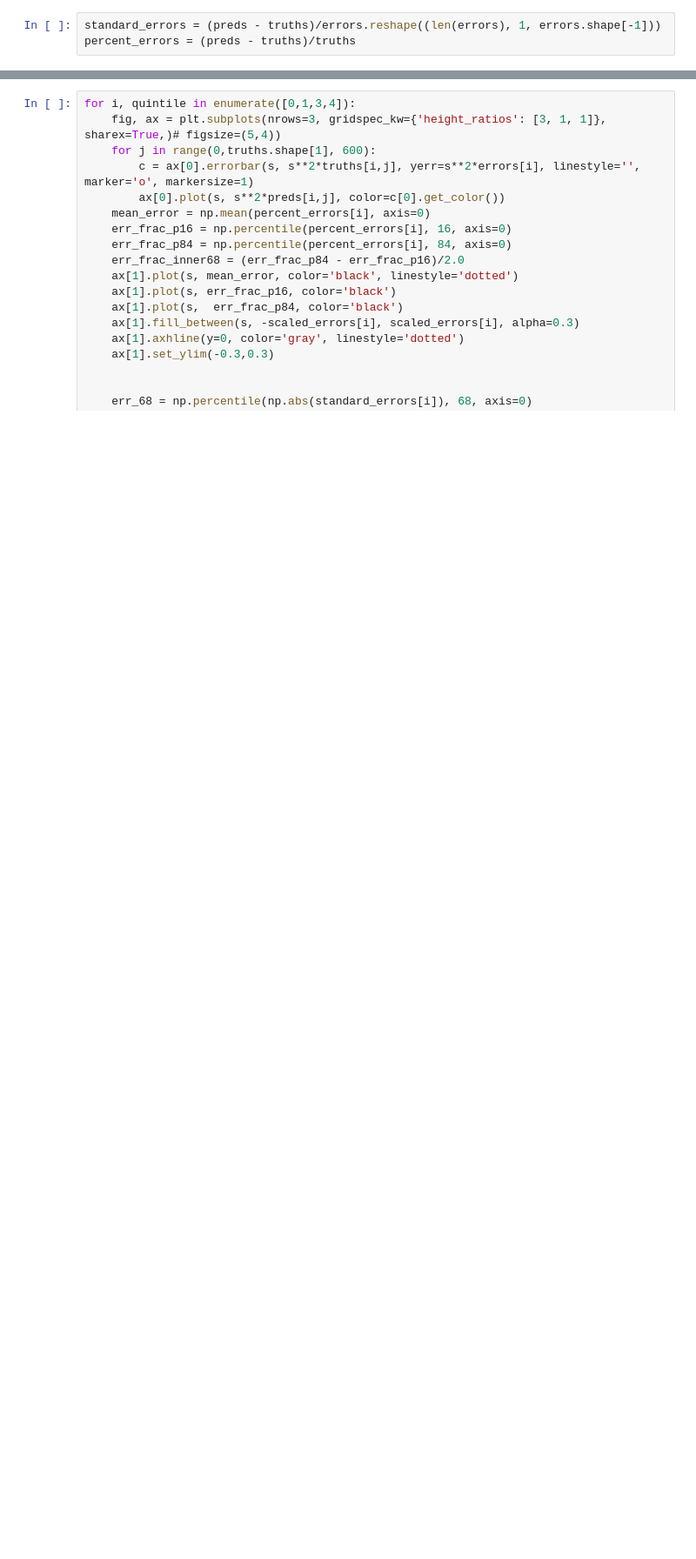
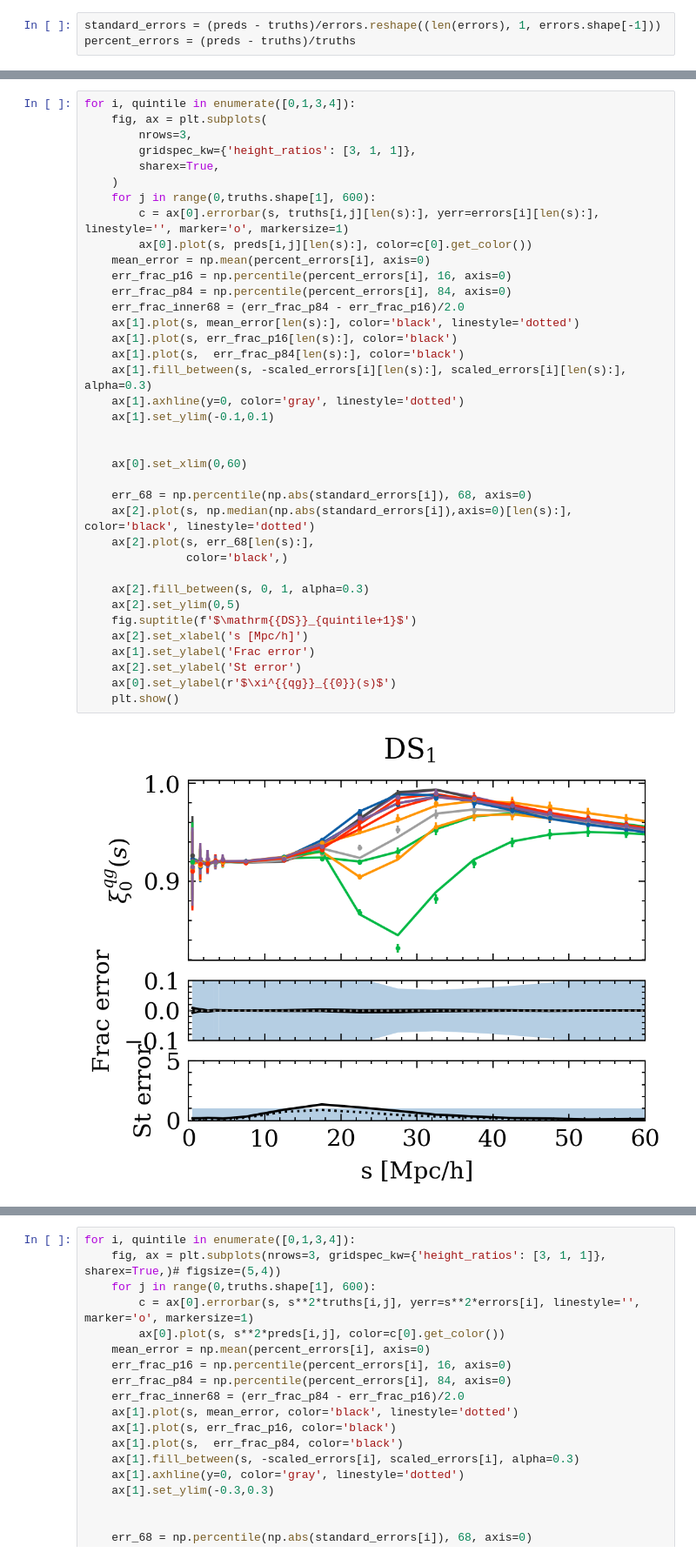
Before and after one commit to florpi/sunbird, a Jupyter notebook: notebooks/all_quintiles.ipynb, the cells around one changed output, grey strips where cells are left out. Shown at 87% size. Cells and saved outputs as stored; diff of their text form; blank space fills up the shorter version.

```diff
--- a/notebooks/all_quintiles.ipynb
+++ b/notebooks/all_quintiles.ipynb
@@ -101,0 +117,39 @@ for i, quintile in enumerate([0,1,3,4]):
+# %%
+for i, quintile in enumerate([0,1,3,4]):
+    fig, ax = plt.subplots(
+        nrows=3,
+        gridspec_kw={'height_ratios': [3, 1, 1]},
+        sharex=True,
+    )
+    for j in range(0,truths.shape[1], 600):
+        c = ax[0].errorbar(s, truths[i,j][len(s):], yerr=errors[i][len(s):], linestyle='', marker='o', markersize=1)
+        ax[0].plot(s, preds[i,j][len(s):], color=c[0].get_color())
+    mean_error = np.mean(percent_errors[i], axis=0)
+    err_frac_p16 = np.percentile(percent_errors[i], 16, axis=0)
+    err_frac_p84 = np.percentile(percent_errors[i], 84, axis=0)
+    err_frac_inner68 = (err_frac_p84 - err_frac_p16)/2.0
+    ax[1].plot(s, mean_error[len(s):], color='black', linestyle='dotted')
+    ax[1].plot(s, err_frac_p16[len(s):], color='black')
+    ax[1].plot(s,  err_frac_p84[len(s):], color='black')
+    ax[1].fill_between(s, -scaled_errors[i][len(s):], scaled_errors[i][len(s):], alpha=0.3)
+    ax[1].axhline(y=0, color='gray', linestyle='dotted')
+    ax[1].set_ylim(-0.1,0.1)
+
+
+    ax[0].set_xlim(0,60)
+
+    err_68 = np.percentile(np.abs(standard_errors[i]), 68, axis=0)
+    ax[2].plot(s, np.median(np.abs(standard_errors[i]),axis=0)[len(s):], color='black', linestyle='dotted')
+    ax[2].plot(s, err_68[len(s):],
+               color='black',)
+
+    ax[2].fill_between(s, 0, 1, alpha=0.3)
+    ax[2].set_ylim(0,5)
+    fig.suptitle(f'$\mathrm{{DS}}_{quintile+1}$')
+    ax[2].set_xlabel('s [Mpc/h]')
+    ax[1].set_ylabel('Frac error')
+    ax[2].set_ylabel('St error')
+    ax[0].set_ylabel(r'$\xi^{{qg}}_{{0}}(s)$')
+    plt.show()
+# %% [output]
+[figure, added]
```
Also changed, not shown: parts of 7 cells of this notebook, 20 other files.
